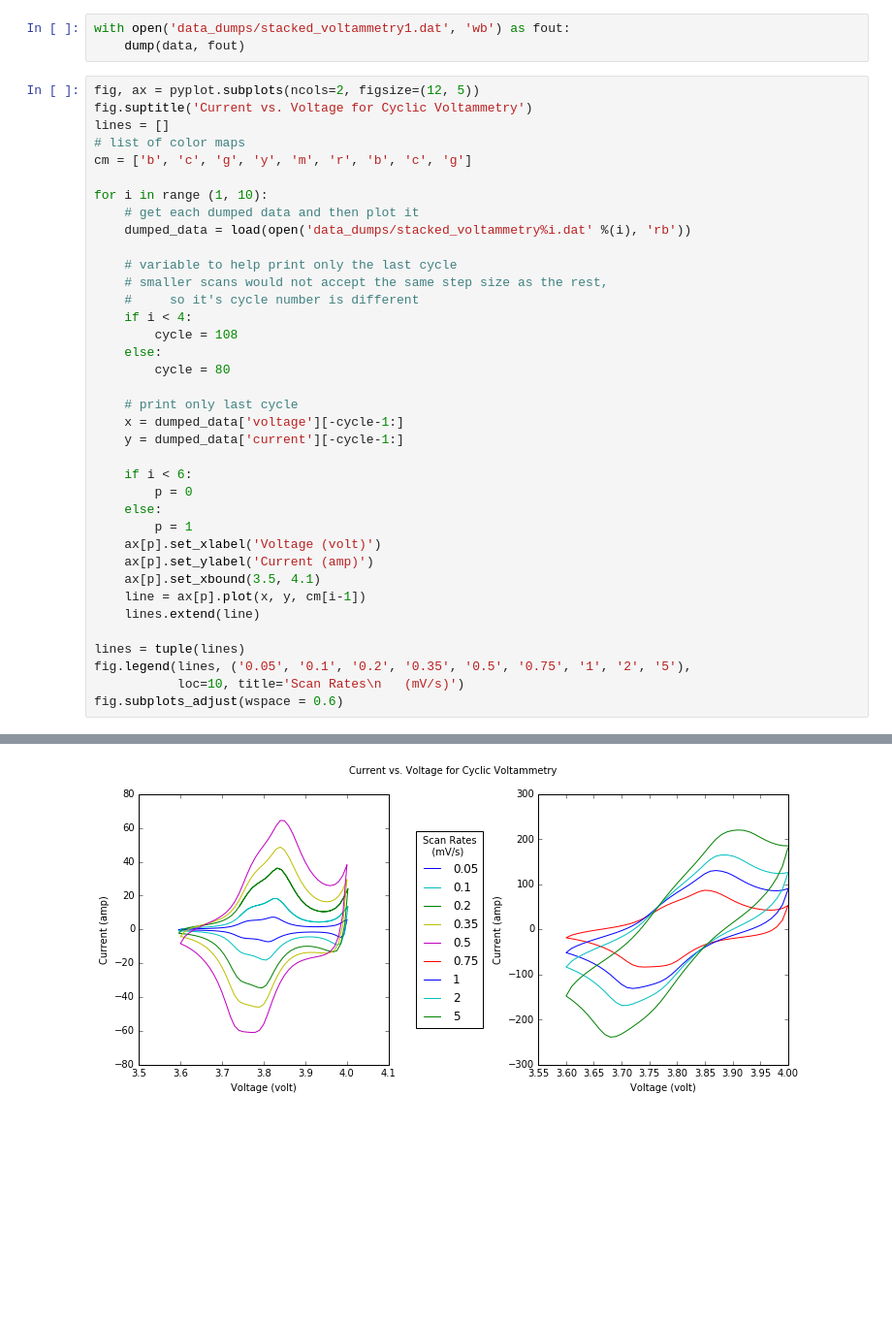
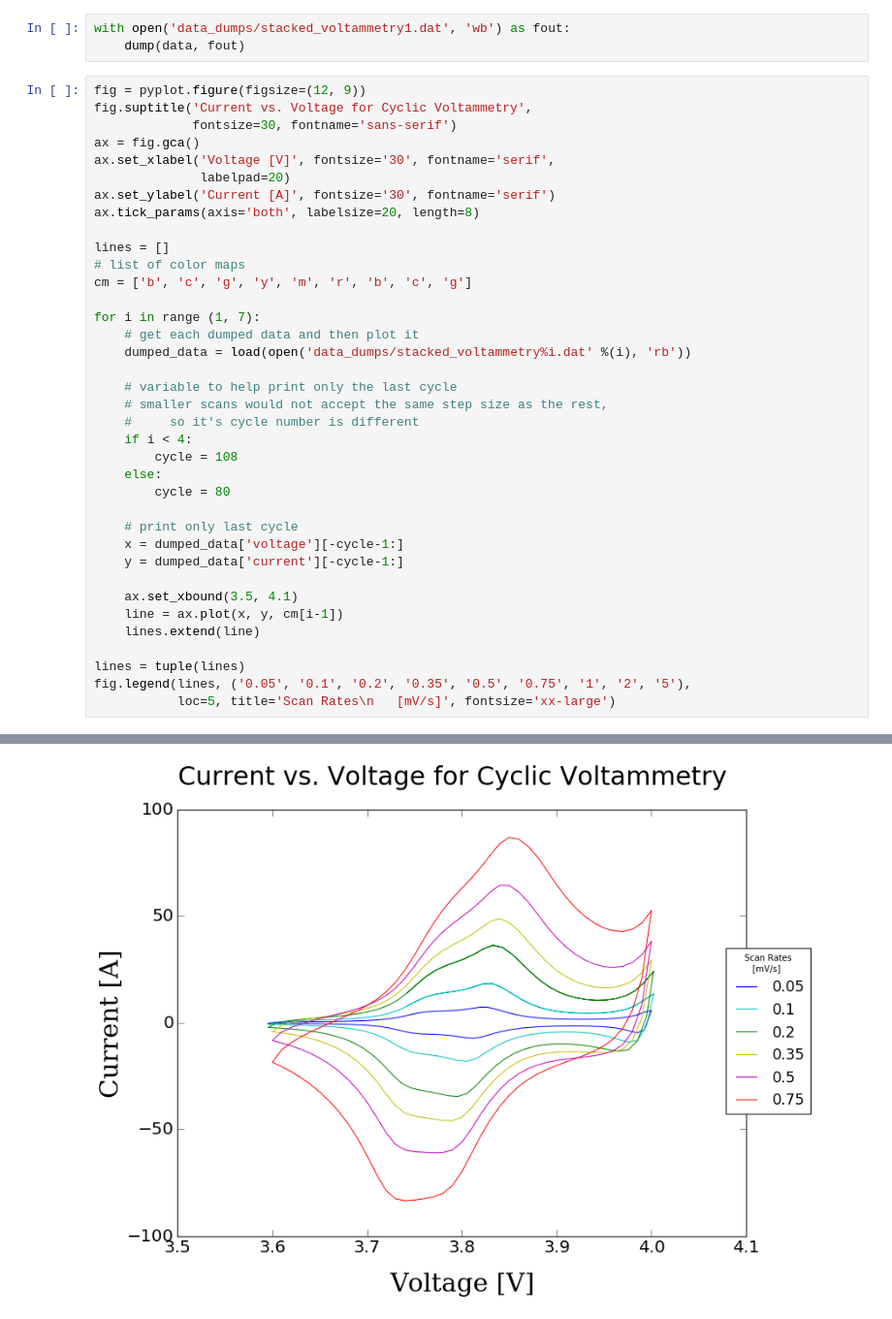
Before and after one commit to iSchomer/Dualfoil_Storage_Device, a Jupyter notebook: output_visuals/stacked_voltammetry.ipynb, the cells around one changed output, grey strips where cells are left out. Shown at 97% size. Drawn from its saved outputs; the diff is of its cells as text; blank space fills up the shorter version.

Commit message:
restyled output graphs for poster appeal

```diff
--- a/output_visuals/stacked_voltammetry.ipynb
+++ b/output_visuals/stacked_voltammetry.ipynb
@@ -55,13 +55,20 @@ pyplot.plot(x, y)
 with open('data_dumps/stacked_voltammetry1.dat', 'wb') as fout:
     dump(data, fout)
 # %%
-fig, ax = pyplot.subplots(ncols=2, figsize=(12, 5))
-fig.suptitle('Current vs. Voltage for Cyclic Voltammetry')
+fig = pyplot.figure(figsize=(12, 9))
+fig.suptitle('Current vs. Voltage for Cyclic Voltammetry',
+             fontsize=30, fontname='sans-serif')
+ax = fig.gca()
+ax.set_xlabel('Voltage [V]', fontsize='30', fontname='serif',
+              labelpad=20)
+ax.set_ylabel('Current [A]', fontsize='30', fontname='serif')
+ax.tick_params(axis='both', labelsize=20, length=8)
+
 lines = []
 # list of color maps
 cm = ['b', 'c', 'g', 'y', 'm', 'r', 'b', 'c', 'g']
 
-for i in range (1, 10):
+for i in range (1, 7):
     # get each dumped data and then plot it
     dumped_data = load(open('data_dumps/stacked_voltammetry%i.dat' %(i), 'rb'))
 
@@ -77,18 +84,11 @@ for i in range (1, 10):
     x = dumped_data['voltage'][-cycle-1:]
     y = dumped_data['current'][-cycle-1:]
 
-    if i < 6:
-        p = 0
-    else:
-        p = 1
-    ax[p].set_xlabel('Voltage (volt)')
-    ax[p].set_ylabel('Current (amp)')
-    ax[p].set_xbound(3.5, 4.1)
-    line = ax[p].plot(x, y, cm[i-1])
+    ax.set_xbound(3.5, 4.1)
+    line = ax.plot(x, y, cm[i-1])
     lines.extend(line)
 
 lines = tuple(lines)
 fig.legend(lines, ('0.05', '0.1', '0.2', '0.35', '0.5', '0.75', '1', '2', '5'),
-           loc=10, title='Scan Rates\n   (mV/s)')
-fig.subplots_adjust(wspace = 0.6)
+           loc=5, title='Scan Rates\n   [mV/s]', fontsize='xx-large')
 # %% [output]
@@ -95 +96 @@ fig.subplots_adjust(wspace = 0.6)
-[figure, old version]
+[figure, new version]
```
Also changed, not shown: parts of 2 cells of this notebook, 2 other files.
